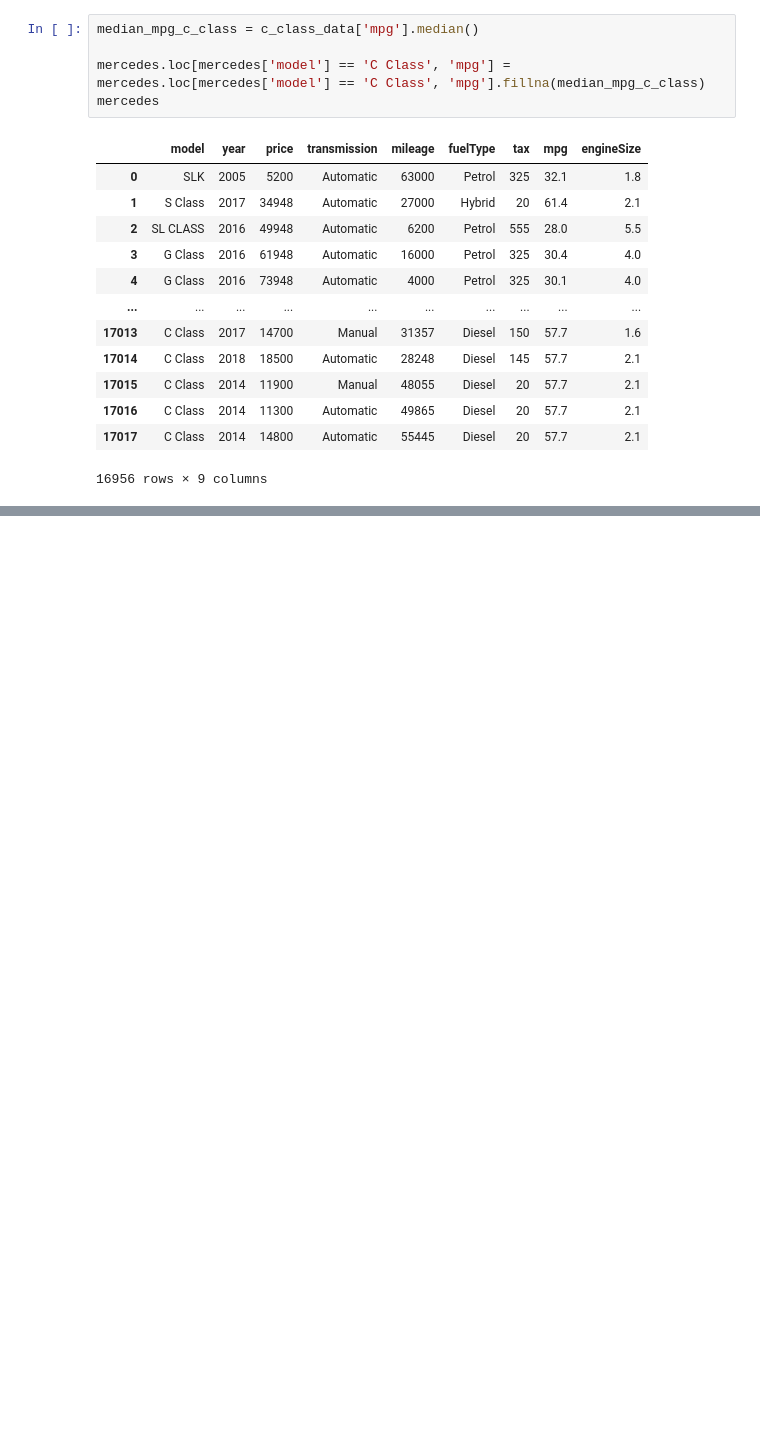
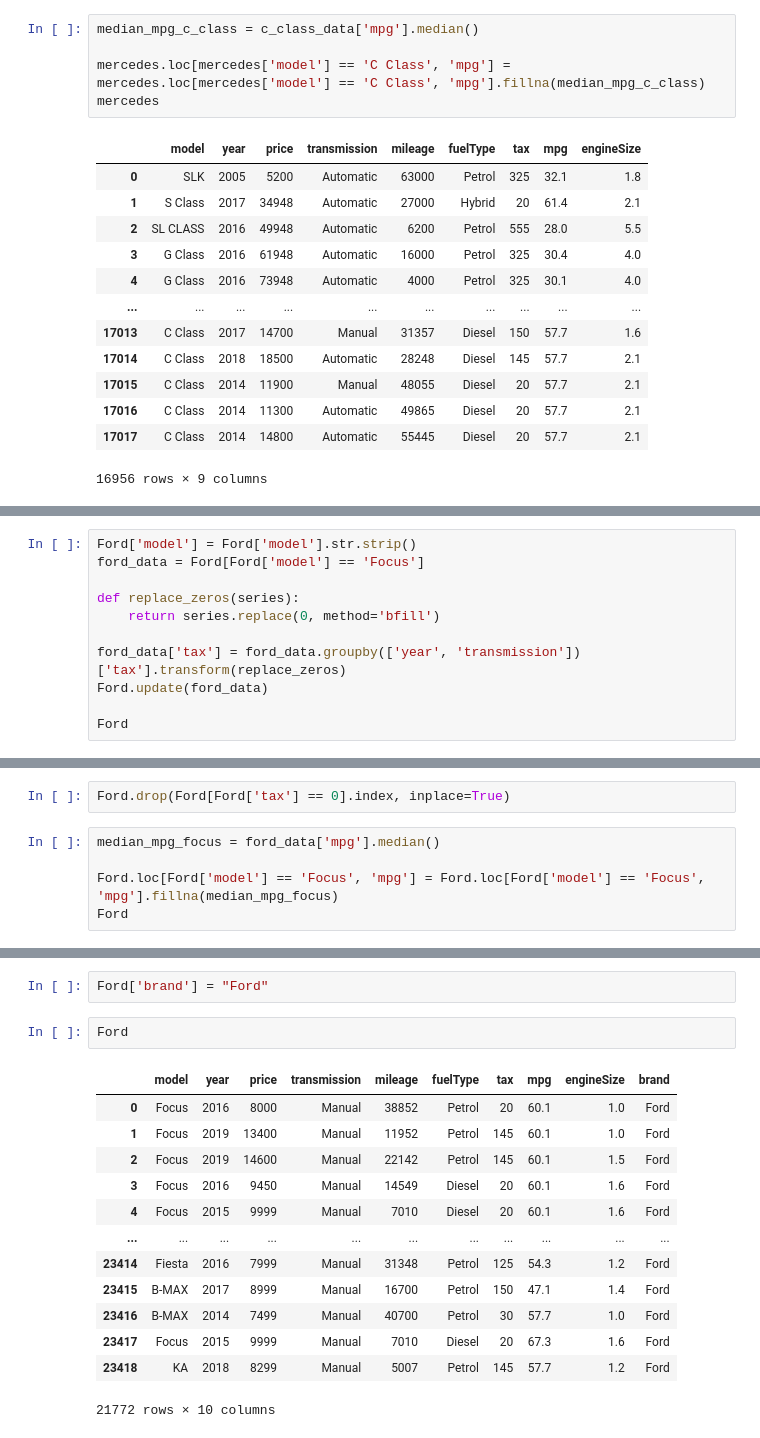
Before and after one commit to d-widyantama/ML-Regression-UsedCarsPrediction-finpro-alpha, a Jupyter notebook: 1-Data Preparation.ipynb, the cells around one changed output, grey strips where cells are left out. Cells and saved outputs as stored; diff of their text form; blank space fills up the shorter version.

```diff
--- a/1-Data Preparation.ipynb
+++ b/1-Data Preparation.ipynb
@@ -346,0 +605,11 @@ mercedes
+# %%
+Ford['model'] = Ford['model'].str.strip()
+ford_data = Ford[Ford['model'] == 'Focus']
+
+def replace_zeros(series):
+    return series.replace(0, method='bfill')
+
+ford_data['tax'] = ford_data.groupby(['year', 'transmission'])['tax'].transform(replace_zeros)
+Ford.update(ford_data)
+
+Ford
@@ -346,0 +646,7 @@ mercedes
+# %%
+Ford.drop(Ford[Ford['tax'] == 0].index, inplace=True)
+# %%
+median_mpg_focus = ford_data['mpg'].median()
+
+Ford.loc[Ford['model'] == 'Focus', 'mpg'] = Ford.loc[Ford['model'] == 'Focus', 'mpg'].fillna(median_mpg_focus)
+Ford
@@ -346,0 +667,18 @@ mercedes
+# %%
+Ford['brand'] = "Ford"
+# %%
+Ford
+# %% [output]
+|  | model | year | price | transmission | mileage | fuelType | tax | mpg | engineSize | brand |
+| 0 | Focus | 2016 | 8000 | Manual | 38852 | Petrol | 20 | 60.1 | 1.0 | Ford |
+| 1 | Focus | 2019 | 13400 | Manual | 11952 | Petrol | 145 | 60.1 | 1.0 | Ford |
+| 2 | Focus | 2019 | 14600 | Manual | 22142 | Petrol | 145 | 60.1 | 1.5 | Ford |
+| 3 | Focus | 2016 | 9450 | Manual | 14549 | Diesel | 20 | 60.1 | 1.6 | Ford |
+| 4 | Focus | 2015 | 9999 | Manual | 7010 | Diesel | 20 | 60.1 | 1.6 | Ford |
+| ... | ... | ... | ... | ... | ... | ... | ... | ... | ... | ... |
+| 23414 | Fiesta | 2016 | 7999 | Manual | 31348 | Petrol | 125 | 54.3 | 1.2 | Ford |
+| 23415 | B-MAX | 2017 | 8999 | Manual | 16700 | Petrol | 150 | 47.1 | 1.4 | Ford |
+| 23416 | B-MAX | 2014 | 7499 | Manual | 40700 | Petrol | 30 | 57.7 | 1.0 | Ford |
+| 23417 | Focus | 2015 | 9999 | Manual | 7010 | Diesel | 20 | 67.3 | 1.6 | Ford |
+| 23418 | KA | 2018 | 8299 | Manual | 5007 | Petrol | 145 | 57.7 | 1.2 | Ford |
+21772 rows × 10 columns
```
Also changed, not shown: parts of 72 cells of this notebook, 1 other file.
